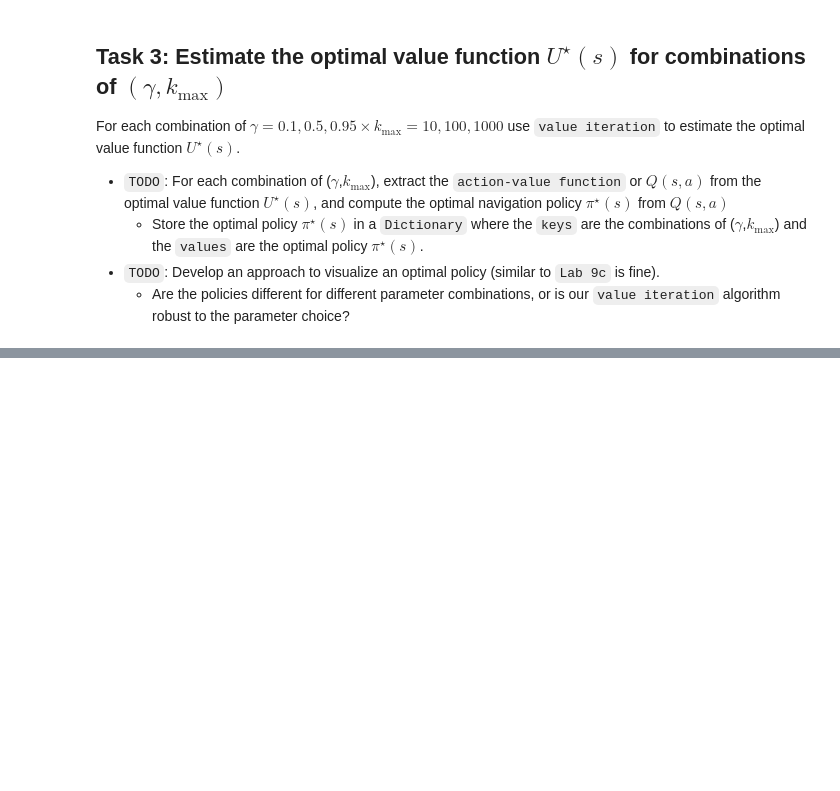
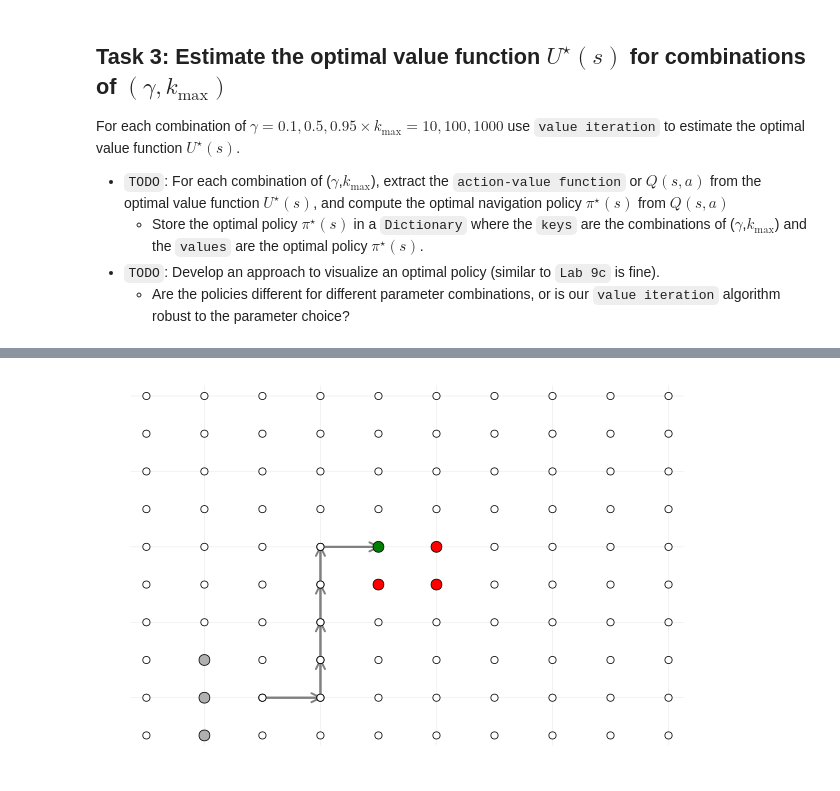
Before and after one commit to alexandraburen/PS5-CHEME-5760-LavaWorld-Fall-2023, a Jupyter notebook: CHEME-5760-PS5-ValueIteration-Soln.ipynb, the cells around one changed output, grey strips where cells are left out. Drawn from its saved outputs; the diff is of its cells as text; code cells hidden in the pictures; blank space fills up the shorter version.

```diff
--- a/CHEME-5760-PS5-ValueIteration-Soln.ipynb
+++ b/CHEME-5760-PS5-ValueIteration-Soln.ipynb
@@ -130,12 +130,16 @@ nstates = (number_of_rows*number_of_cols);
 Next, we'll set up a description of the rewards, the `rewards::Dict{Tuple{Int,Int}, Float64}` dictionary, which maps the $(x,y)$-coordinates to a reward value. We only need to put `non-default` reward values in the reward dictionary (we'll add default values to the other locations later). Lastly, let's put the locations on the grid that are `absorbing`, meaning the charging station or lava pits in your living room:
 # %%
 # TODO: MODIFY THIS CODE
+
+lava_reward = -100000.0;
+charging_reward = 10000.0;
+
 # setup rewards -
 rewards = Dict{Tuple{Int,Int}, Float64}()
-rewards[(5,5)] = -100000.0 # lava in the (5,5) square
-rewards[(6,5)] = -100000.0 # lava in the (6,5) square
-rewards[(6,6)] = -100000.0 # lava in the (6,6) square
-rewards[(5,6)] = 10000.0    # charging station square
+rewards[(5,5)] =  lava_reward # lava in the (5,5) square
+rewards[(6,5)] = lava_reward # lava in the (6,5) square
+rewards[(6,6)] = lava_reward # lava in the (6,6) square
+rewards[(5,6)] = charging_reward    # charging station square
 
 # setup set of absorbing states -
 absorbing_state_set = Set{Tuple{Int,Int}}()
@@ -272,0 +308,2 @@ end
+# %%
+my_π = policy_dictionary[(0.5,10)];
@@ -272,0 +326,39 @@ end
+# %%
+p = plot();
+
+hit_absorbing_state = false
+s = 22;
+while (hit_absorbing_state == false)
+    current_position = world.coordinates[s]
+    a = my_π[s];
+    Δ = world.moves[a];
+    new_position =  current_position .+ Δ
+    scatter!([current_position[1]],[current_position[2]], label="", showaxis=:false, msc=:black, c=:blue)
+    plot!([current_position[1], new_position[1]],[current_position[2],new_position[2]], label="", arrow=true, lw=2, c=:gray)
+
+    if (in(new_position, absorbing_state_set) == true)
+        hit_absorbing_state = true;
+    else
+        s = world.states[new_position];
+    end
+end
+
+for s ∈ 𝒮
+    current_position = world.coordinates[s]
+    a = my_π[s];
+    Δ = world.moves[a];
+    new_position =  current_position .+ Δ
+
+    if (haskey(rewards, current_position) == true && rewards[current_position] == charging_reward)
+        scatter!([current_position[1]],[current_position[2]], label="", showaxis=:false, c=:green, ms=6)
+    elseif (haskey(rewards, current_position) == true && rewards[current_position] == lava_reward)
+        scatter!([current_position[1]],[current_position[2]], label="", showaxis=:false, c=:red, ms=6)
+    elseif (in(current_position, soft_wall_set) == true)
+        scatter!([current_position[1]],[current_position[2]], label="", showaxis=:false, c=:gray69, ms=6)
+    else
+        scatter!([current_position[1]],[current_position[2]], label="", showaxis=:false, msc=:black, c=:white)
+    end
+end
+current()
+# %% [output]
+[figure, added]
```
Also changed, not shown: parts of 6 cells of this notebook.
